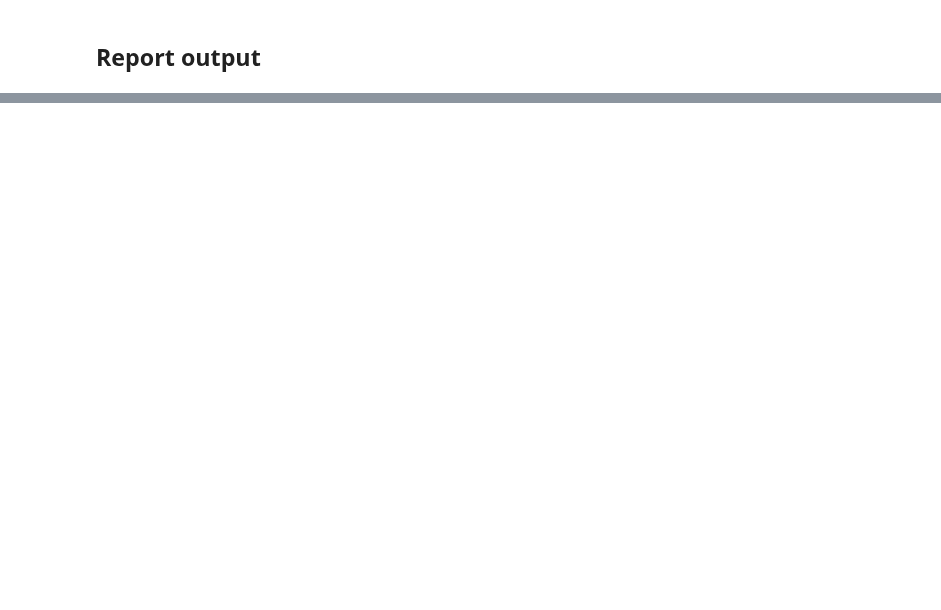
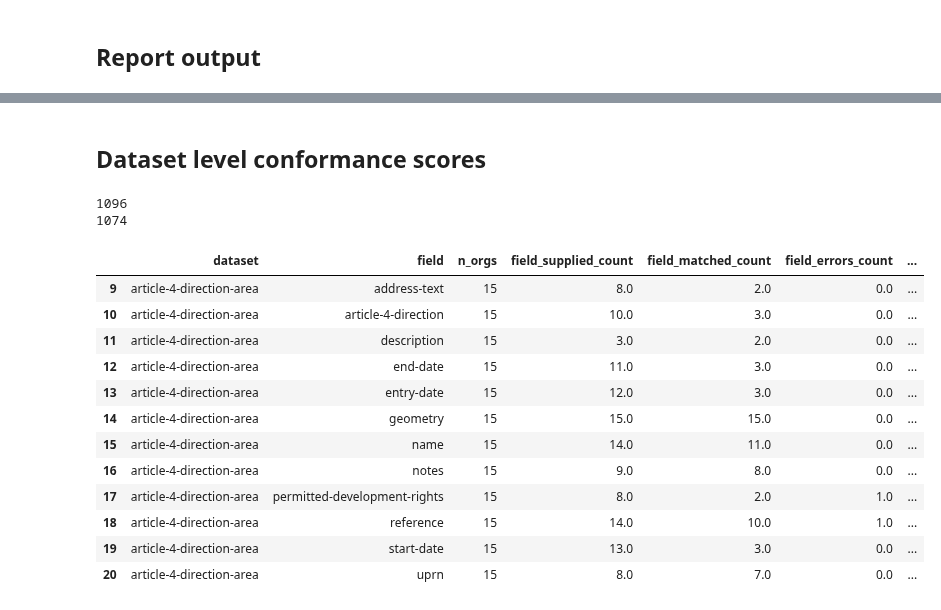
Before and after one commit to digital-land/jupyter-analysis, a Jupyter notebook: service_report/master_report/compliance-to-standard-new.ipynb, the cells around one changed output, grey strips where cells are left out. Saved outputs shown, nothing was run; the diff lists cells and outputs as text; code cells hidden in the pictures; blank space fills up the shorter version.

```diff
--- a/service_report/master_report/compliance-to-standard-new.ipynb
+++ b/service_report/master_report/compliance-to-standard-new.ipynb
@@ -388,0 +361,58 @@ scored_dataset.groupby(["dataset", "field"]).agg(
+# %% [markdown]
+## Dataset level conformance scores
+# %%
+# get list of orgs and datasets with bad endpoints (returning 0 data) to exclude from these results
+bad_endpoints = final_count[final_count["field_supplied"] == 0][["organisation", "dataset"]]
+
+print(len(resource_fields_scored))
+
+# flag bad endpoints
+resource_fields_scored_no_zeros = resource_fields_scored.merge(
+    bad_endpoints,
+    how = "left",
+    on = ["organisation", "dataset"],
+    indicator = True
+)
+# remove
+resource_fields_scored_no_zeros = resource_fields_scored_no_zeros[resource_fields_scored_no_zeros["_merge"] == "left_only"]
+
+print(len(resource_fields_scored_no_zeros))
+# %% [output]
+1096
+1074
+# %%
+# summarise scores for dataset and fields
+dataset_field_summary = resource_fields_scored_no_zeros.groupby(["dataset", "field"]).agg(
+        {"resource":"count",
+         "field_supplied" : "sum",
+         "field_matched" : "sum",
+         "field_errors" : "sum"}
+         ).reset_index()
+
+dataset_field_summary["field_supplied_pct"] = dataset_field_summary["field_supplied"] / dataset_field_summary["resource"]
+dataset_field_summary["field_matched_pct"] = dataset_field_summary["field_matched"] / dataset_field_summary["resource"]
+dataset_field_summary["field_errors_pct"] = dataset_field_summary["field_errors"] / dataset_field_summary["resource"]
+
+dataset_field_summary.rename(columns={
+    "resource" : "n_orgs",
+    "field_supplied":"field_supplied_count",
+    "field_matched":"field_matched_count",
+    "field_errors":"field_errors_count"
+}, inplace = True)
+
+dataset_field_summary.to_csv("report_conformance_dataset-field.csv", index = False)
+dataset_field_summary[dataset_field_summary["dataset"] == "article-4-direction-area"]
+# %% [output]
+|  | dataset | field | n_orgs | field_supplied_count | field_matched_count | field_errors_count | ... |
+| 9 | article-4-direction-area | address-text | 15 | 8.0 | 2.0 | 0.0 | ... |
+| 10 | article-4-direction-area | article-4-direction | 15 | 10.0 | 3.0 | 0.0 | ... |
+| 11 | article-4-direction-area | description | 15 | 3.0 | 2.0 | 0.0 | ... |
+| 12 | article-4-direction-area | end-date | 15 | 11.0 | 3.0 | 0.0 | ... |
+| 13 | article-4-direction-area | entry-date | 15 | 12.0 | 3.0 | 0.0 | ... |
+| 14 | article-4-direction-area | geometry | 15 | 15.0 | 15.0 | 0.0 | ... |
+| 15 | article-4-direction-area | name | 15 | 14.0 | 11.0 | 0.0 | ... |
+| 16 | article-4-direction-area | notes | 15 | 9.0 | 8.0 | 0.0 | ... |
+| 17 | article-4-direction-area | permitted-development-rights | 15 | 8.0 | 2.0 | 1.0 | ... |
+| 18 | article-4-direction-area | reference | 15 | 14.0 | 10.0 | 1.0 | ... |
+| 19 | article-4-direction-area | start-date | 15 | 13.0 | 3.0 | 0.0 | ... |
+| 20 | article-4-direction-area | uprn | 15 | 8.0 | 7.0 | 0.0 | ... |
```
Also changed, not shown: parts of 11 cells of this notebook.
